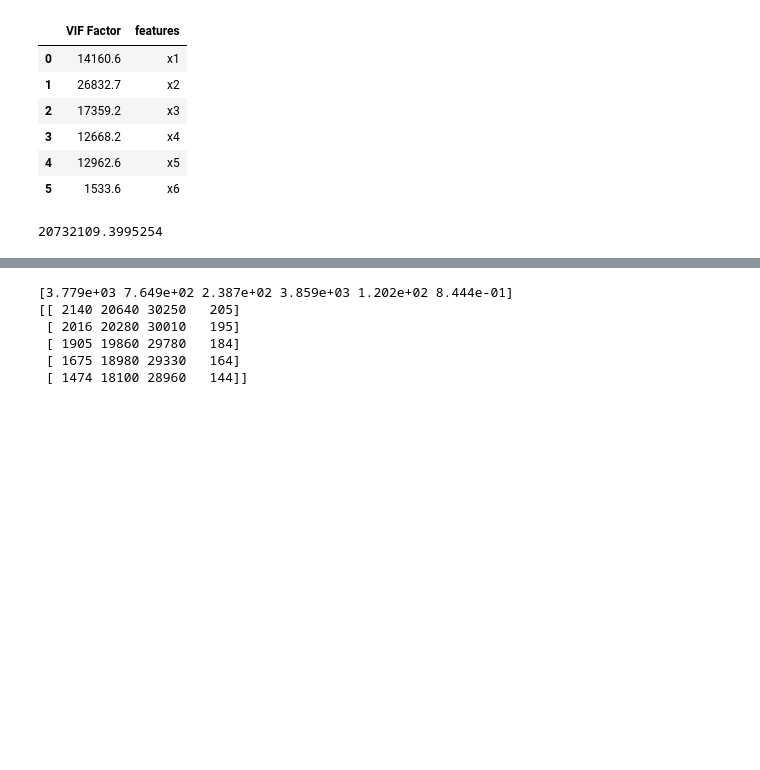
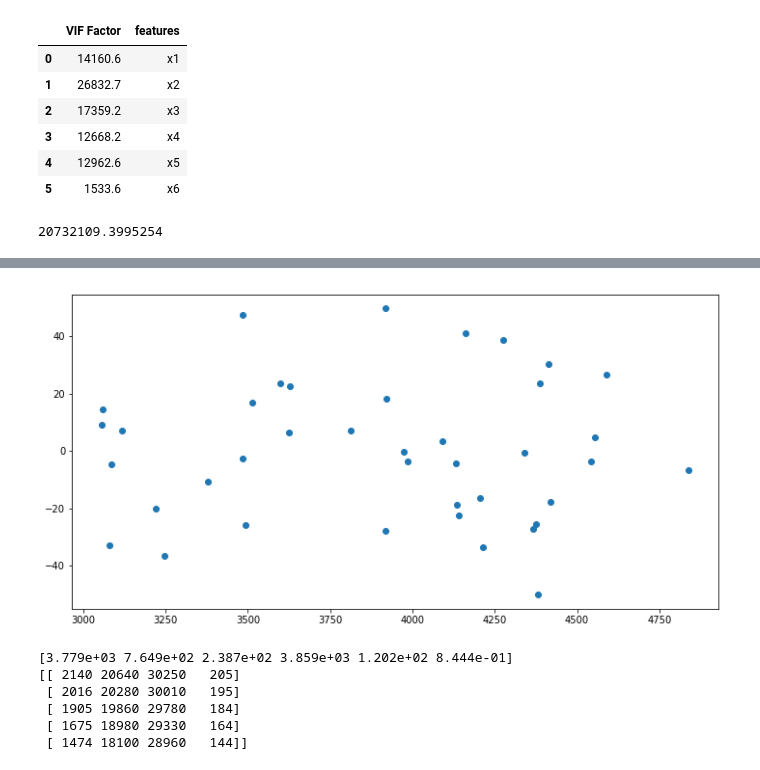
Before and after one commit to MuzzyB/Linear-Regression, a Jupyter notebook: Linear Regression Analysis Template.ipynb, the cells around one changed output, grey strips where cells are left out. Saved outputs shown, nothing was run; the diff lists cells and outputs as text; code cells hidden in the pictures; blank space fills up the shorter version.

```diff
--- a/Linear Regression Analysis Template.ipynb
+++ b/Linear Regression Analysis Template.ipynb
@@ -194,3 +209,10 @@ r**2
+# %%
+#Residual Analysis
+# Residuals Plot
+fig, ax = plt.subplots(figsize=(12,6))
+_ = ax.scatter(pred_val, residual)
+# %% [output]
+[figure, added]
 # %%
 ##### Model and Variable Selection
 
```
Also changed, not shown: parts of 25 cells of this notebook.
